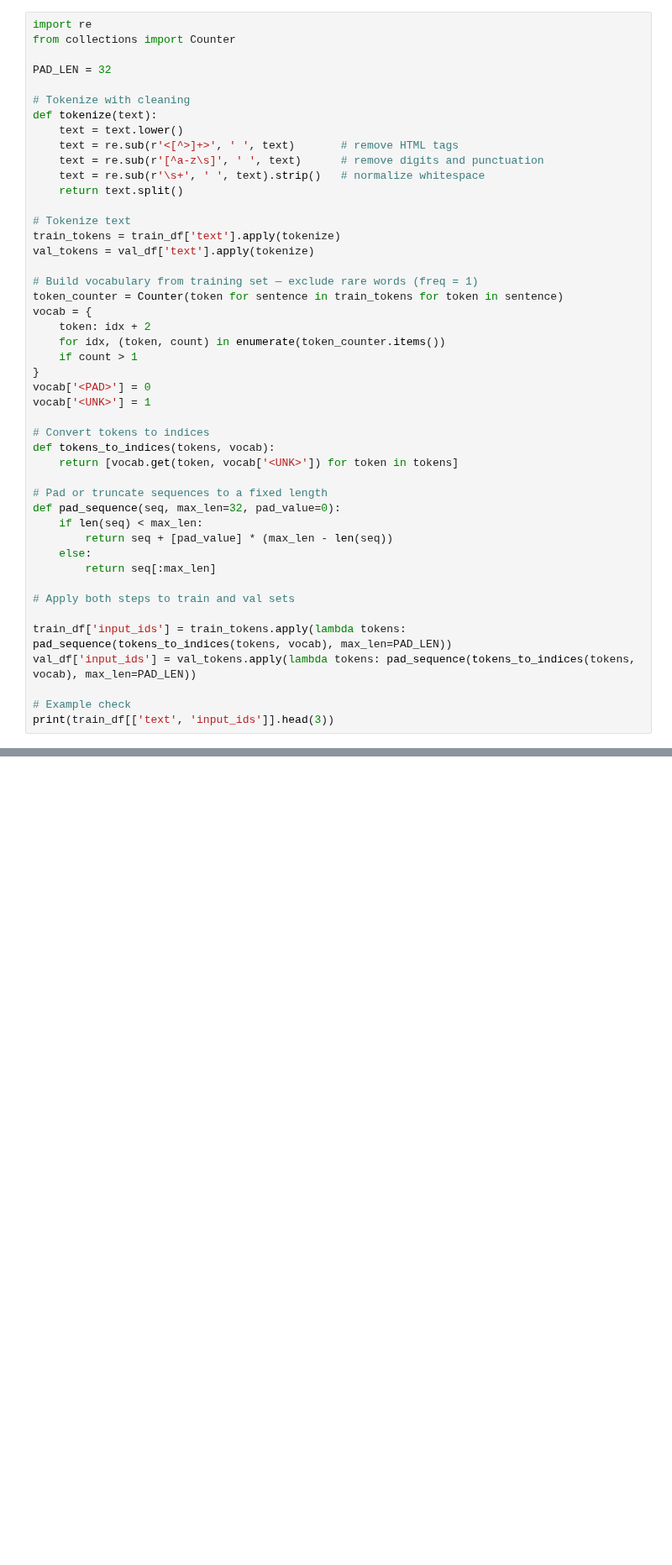
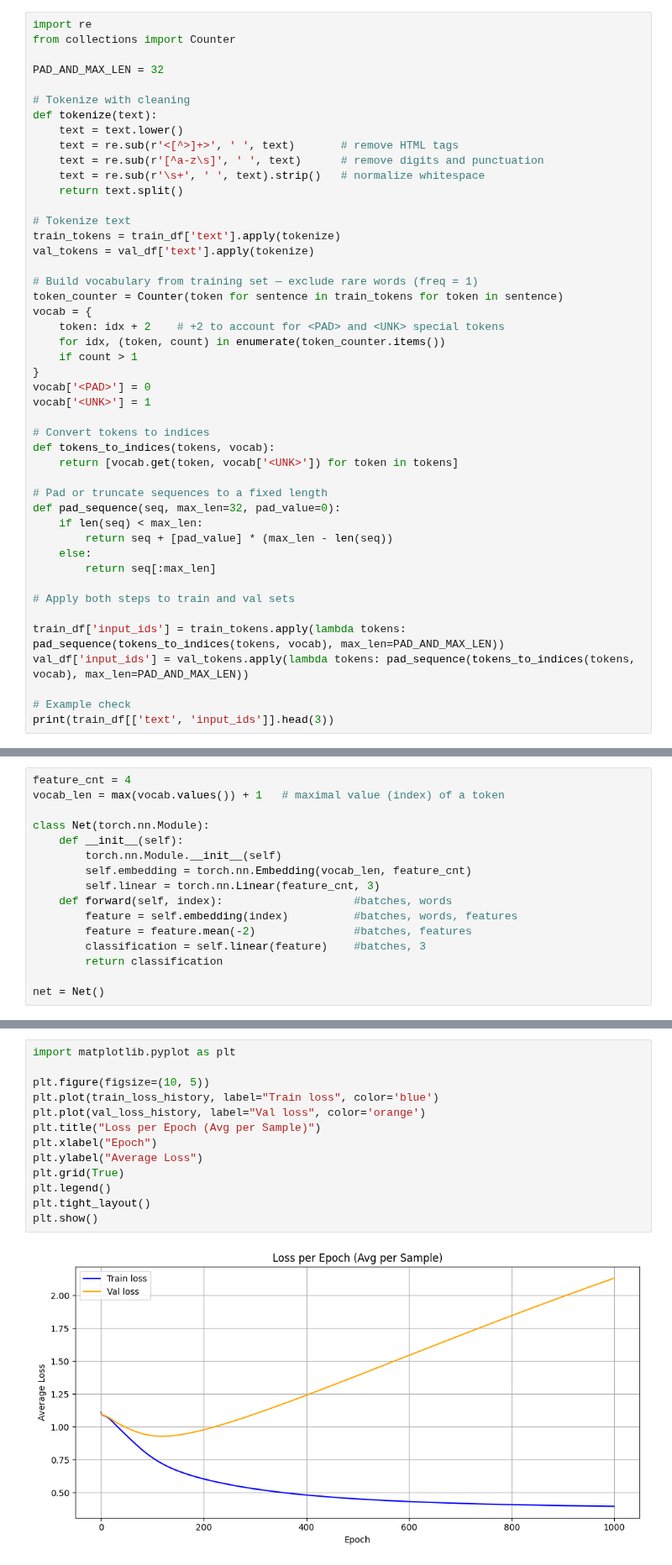
Before and after one commit to roguxivlo/Machine-Learning-2024, a Jupyter notebook: Lab12_nlp-introduction.ipynb, the cells around one changed output, grey strips where cells are left out. Shown at 84% size. Cells and saved outputs as stored; diff of their text form; blank space fills up the shorter version.

Commit message:
well-structured training nicely wrapping up the week

```diff
--- a/Lab12_nlp-introduction.ipynb
+++ b/Lab12_nlp-introduction.ipynb
@@ -187,7 +187,7 @@ By including `<UNK>` during training, we teach the model how to deal with unseen
 import re
 from collections import Counter
 
-PAD_LEN = 32
+PAD_AND_MAX_LEN = 32
 
 # Tokenize with cleaning
 def tokenize(text):
@@ -204,7 +204,7 @@ val_tokens = val_df['text'].apply(tokenize)
 # Build vocabulary from training set — exclude rare words (freq = 1)
 token_counter = Counter(token for sentence in train_tokens for token in sentence)
 vocab = {
-    token: idx + 2
+    token: idx + 2    # +2 to account for <PAD> and <UNK> special tokens
     for idx, (token, count) in enumerate(token_counter.items())
     if count > 1
 }
@@ -224,8 +224,8 @@ def pad_sequence(seq, max_len=32, pad_value=0):
 
 # Apply both steps to train and val sets
 
-train_df['input_ids'] = train_tokens.apply(lambda tokens: pad_sequence(tokens_to_indices(tokens, vocab), max_len=PAD_LEN))
-val_df['input_ids'] = val_tokens.apply(lambda tokens: pad_sequence(tokens_to_indices(tokens, vocab), max_len=PAD_LEN))
+train_df['input_ids'] = train_tokens.apply(lambda tokens: pad_sequence(tokens_to_indices(tokens, vocab), max_len=PAD_AND_MAX_LEN))
+val_df['input_ids'] = val_tokens.apply(lambda tokens: pad_sequence(tokens_to_indices(tokens, vocab), max_len=PAD_AND_MAX_LEN))
 
 # Example check
 print(train_df[['text', 'input_ids']].head(3))
@@ -241,0 +275,16 @@ print(train_df[['text', 'input_ids']].head(3))
+# %%
+feature_cnt = 4
+vocab_len = max(vocab.values()) + 1   # maximal value (index) of a token
+
+class Net(torch.nn.Module):
+    def __init__(self):
+        torch.nn.Module.__init__(self)
+        self.embedding = torch.nn.Embedding(vocab_len, feature_cnt)
+        self.linear = torch.nn.Linear(feature_cnt, 3)
+    def forward(self, index):                    #batches, words
+        feature = self.embedding(index)          #batches, words, features
+        feature = feature.mean(-2)               #batches, features
+        classification = self.linear(feature)    #batches, 3
+        return classification
+
+net = Net()
@@ -241,0 +386,15 @@ print(train_df[['text', 'input_ids']].head(3))
+# %%
+import matplotlib.pyplot as plt
+
+plt.figure(figsize=(10, 5))
+plt.plot(train_loss_history, label="Train loss", color='blue')
+plt.plot(val_loss_history, label="Val loss", color='orange')
+plt.title("Loss per Epoch (Avg per Sample)")
+plt.xlabel("Epoch")
+plt.ylabel("Average Loss")
+plt.grid(True)
+plt.legend()
+plt.tight_layout()
+plt.show()
+# %% [output]
+[figure, added]
```
Also changed, not shown: parts of 5 cells of this notebook.
